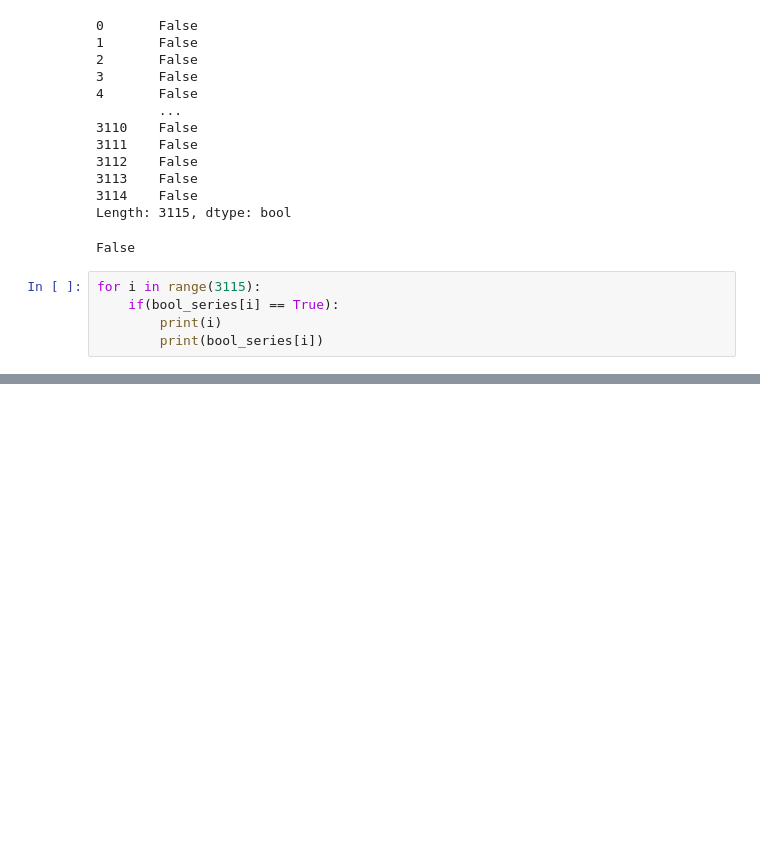
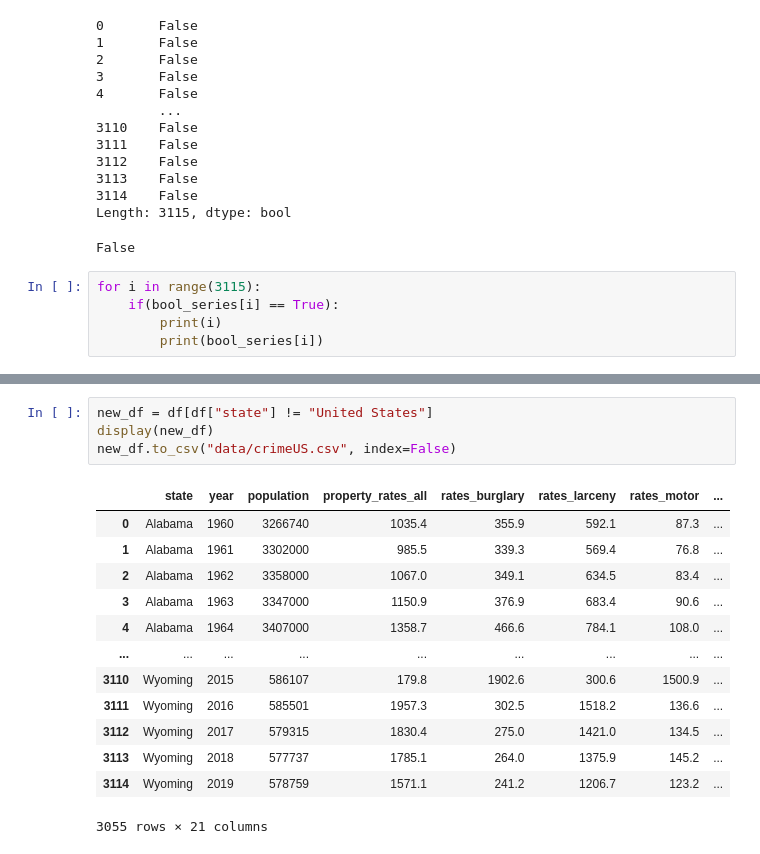
Before and after one commit to ayushiiamin/Data-Visualization-Portfolio, a Jupyter notebook: Lab 4/Lab4DV.ipynb, the cells around one changed output, grey strips where cells are left out. Drawn from its saved outputs; the diff is of its cells as text; blank space fills up the shorter version.

```diff
--- a/Lab 4/Lab4DV.ipynb
+++ b/Lab 4/Lab4DV.ipynb
@@ -39,0 +82,18 @@ for i in range(3115):
+# %%
+new_df = df[df["state"] != "United States"]
+display(new_df)
+new_df.to_csv("data/crimeUS.csv", index=False)
+# %% [output]
+|  | state | year | population | property_rates_all | rates_burglary | rates_larceny | rates_motor | ... |
+| 0 | Alabama | 1960 | 3266740 | 1035.4 | 355.9 | 592.1 | 87.3 | ... |
+| 1 | Alabama | 1961 | 3302000 | 985.5 | 339.3 | 569.4 | 76.8 | ... |
+| 2 | Alabama | 1962 | 3358000 | 1067.0 | 349.1 | 634.5 | 83.4 | ... |
+| 3 | Alabama | 1963 | 3347000 | 1150.9 | 376.9 | 683.4 | 90.6 | ... |
+| 4 | Alabama | 1964 | 3407000 | 1358.7 | 466.6 | 784.1 | 108.0 | ... |
+| ... | ... | ... | ... | ... | ... | ... | ... | ... |
+| 3110 | Wyoming | 2015 | 586107 | 179.8 | 1902.6 | 300.6 | 1500.9 | ... |
+| 3111 | Wyoming | 2016 | 585501 | 1957.3 | 302.5 | 1518.2 | 136.6 | ... |
+| 3112 | Wyoming | 2017 | 579315 | 1830.4 | 275.0 | 1421.0 | 134.5 | ... |
+| 3113 | Wyoming | 2018 | 577737 | 1785.1 | 264.0 | 1375.9 | 145.2 | ... |
+| 3114 | Wyoming | 2019 | 578759 | 1571.1 | 241.2 | 1206.7 | 123.2 | ... |
+3055 rows × 21 columns
```
Also changed, not shown: parts of 11 cells of this notebook, 14 other files.
